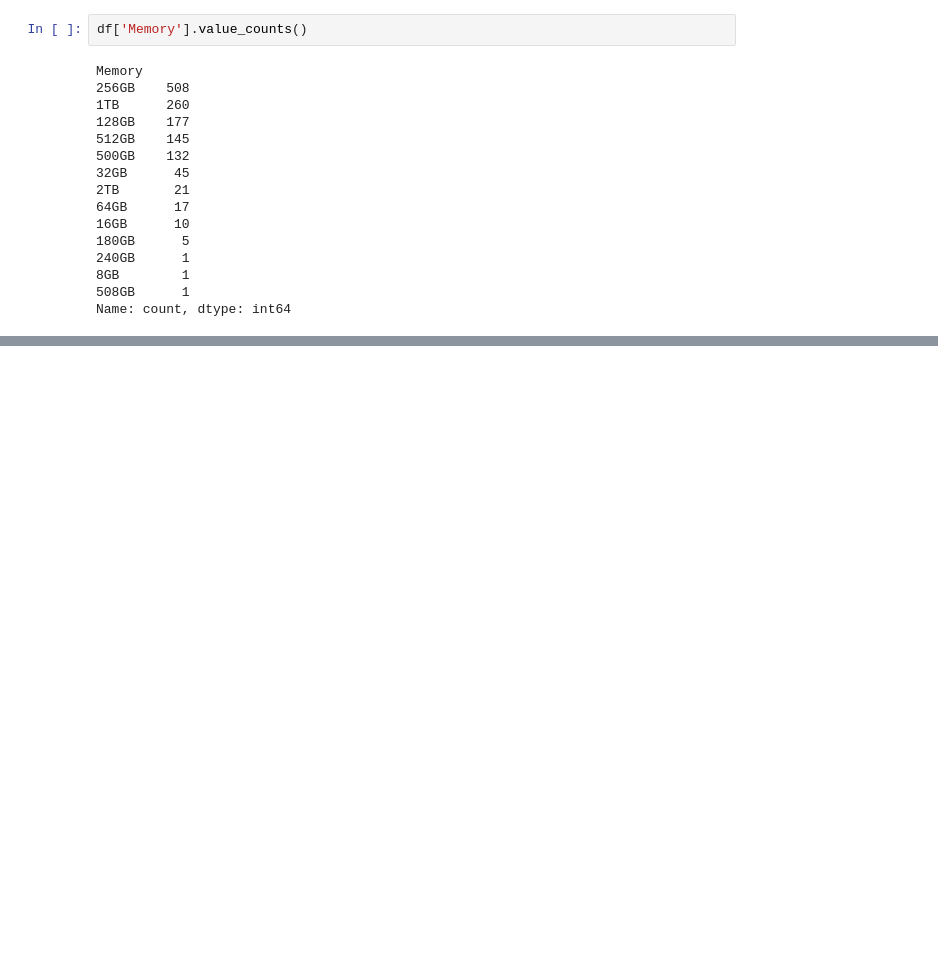
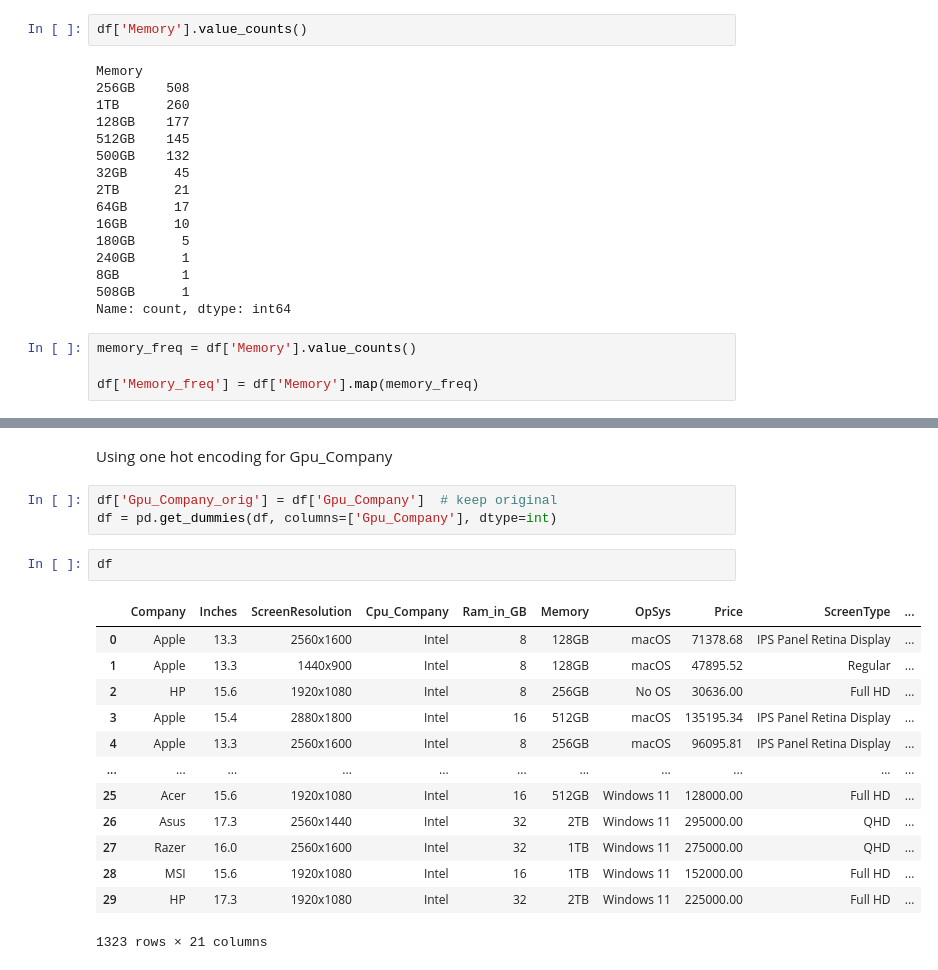
Before and after one commit to Namir50/Laptop-Price-Prediction-App, a Jupyter notebook: notebook/laptop_dataset_eda_and_feature_engg.ipynb, the cells around one changed output, grey strips where cells are left out. Cells and saved outputs as stored; diff of their text form; blank space fills up the shorter version.

```diff
--- a/notebook/laptop_dataset_eda_and_feature_engg.ipynb
+++ b/notebook/laptop_dataset_eda_and_feature_engg.ipynb
@@ -1097,3 +1098,7 @@ Memory
 8GB        1
 508GB      1
 Name: count, dtype: int64
+# %%
+memory_freq = df['Memory'].value_counts()
+
+df['Memory_freq'] = df['Memory'].map(memory_freq)
@@ -1099,0 +1149,21 @@ Name: count, dtype: int64
+# %% [markdown]
+Using one hot encoding for Gpu_Company
+# %%
+df['Gpu_Company_orig'] = df['Gpu_Company']  # keep original
+df = pd.get_dummies(df, columns=['Gpu_Company'], dtype=int)
+# %%
+df
+# %% [output]
+|  | Company | Inches | ScreenResolution | Cpu_Company | Ram_in_GB | Memory | OpSys | Price | ScreenType | ... |
+| 0 | Apple | 13.3 | 2560x1600 | Intel | 8 | 128GB | macOS | 71378.68 | IPS Panel Retina Display | ... |
+| 1 | Apple | 13.3 | 1440x900 | Intel | 8 | 128GB | macOS | 47895.52 | Regular | ... |
+| 2 | HP | 15.6 | 1920x1080 | Intel | 8 | 256GB | No OS | 30636.00 | Full HD | ... |
+| 3 | Apple | 15.4 | 2880x1800 | Intel | 16 | 512GB | macOS | 135195.34 | IPS Panel Retina Display | ... |
+| 4 | Apple | 13.3 | 2560x1600 | Intel | 8 | 256GB | macOS | 96095.81 | IPS Panel Retina Display | ... |
+| ... | ... | ... | ... | ... | ... | ... | ... | ... | ... | ... |
+| 25 | Acer | 15.6 | 1920x1080 | Intel | 16 | 512GB | Windows 11 | 128000.00 | Full HD | ... |
+| 26 | Asus | 17.3 | 2560x1440 | Intel | 32 | 2TB | Windows 11 | 295000.00 | QHD | ... |
+| 27 | Razer | 16.0 | 2560x1600 | Intel | 32 | 1TB | Windows 11 | 275000.00 | QHD | ... |
+| 28 | MSI | 15.6 | 1920x1080 | Intel | 16 | 1TB | Windows 11 | 152000.00 | Full HD | ... |
+| 29 | HP | 17.3 | 1920x1080 | Intel | 32 | 2TB | Windows 11 | 225000.00 | Full HD | ... |
+1323 rows × 21 columns
```
Also changed, not shown: parts of 23 cells of this notebook.
